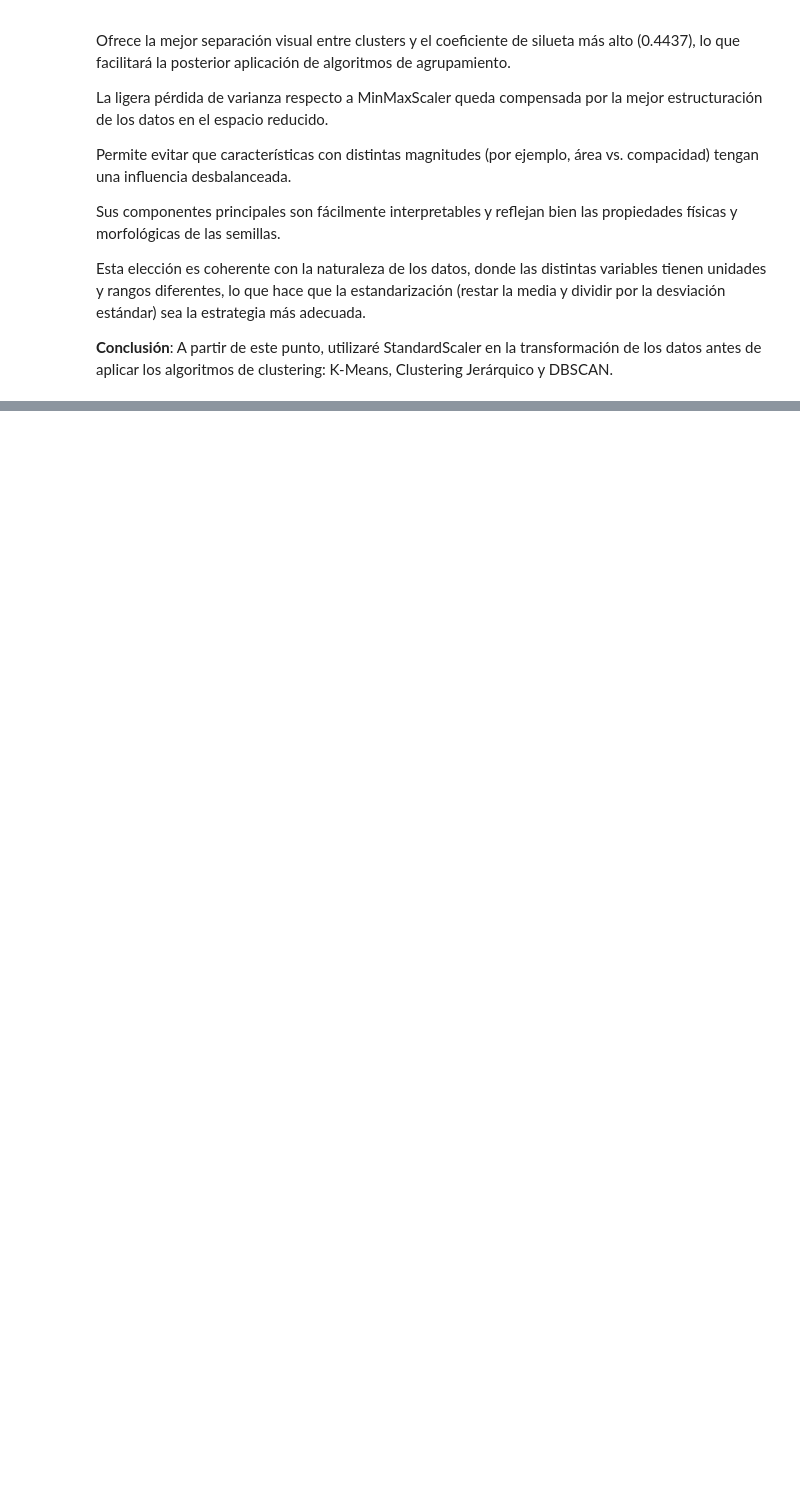
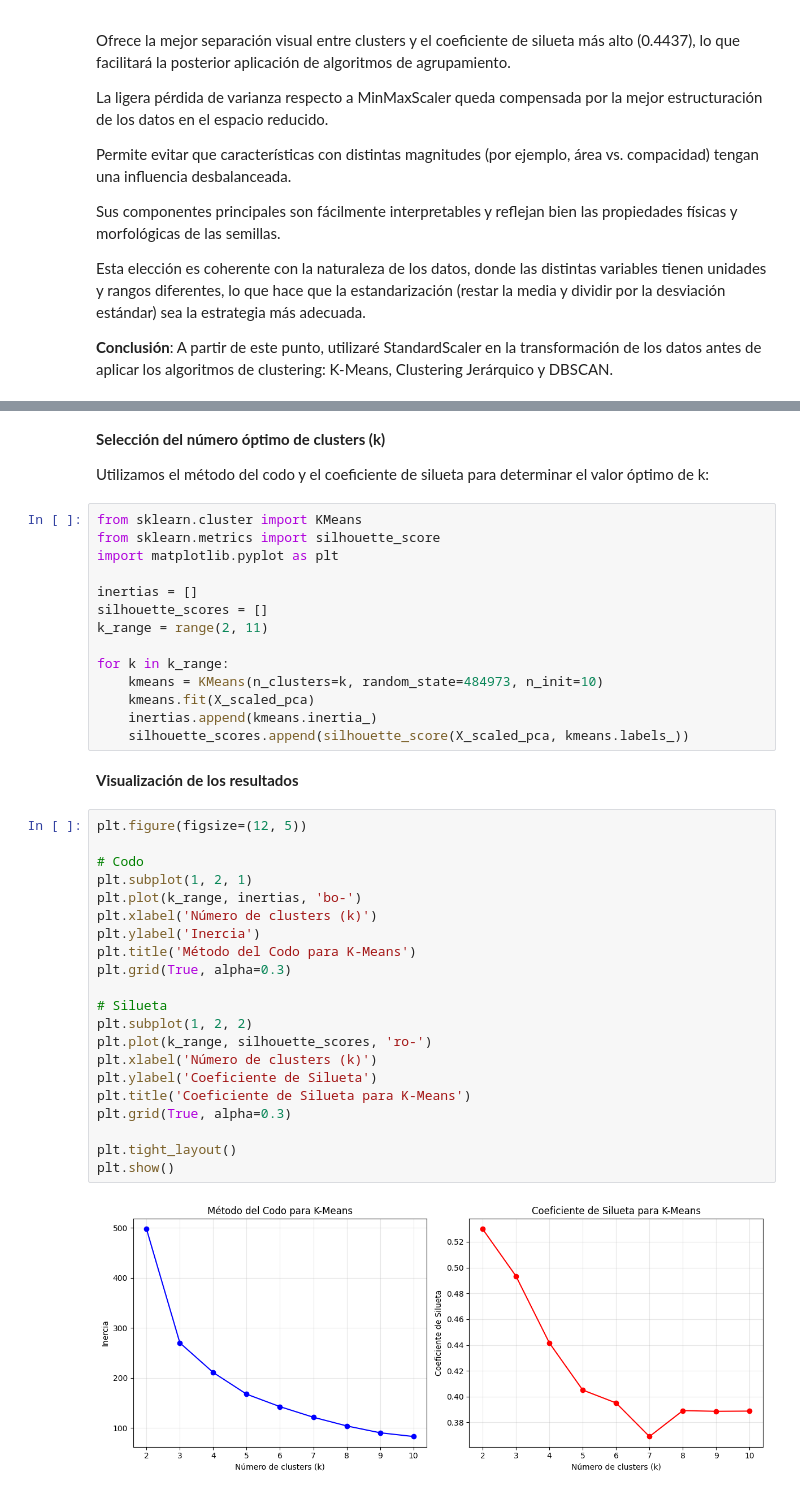
Before and after one commit to arutrosotillo/Aprendizaje-Autom-tico-2, a Jupyter notebook: notebook.ipynb, the cells around one changed output, grey strips where cells are left out. Drawn from its saved outputs; the diff is of its cells as text; blank space fills up the shorter version.

Commit message:
aplicado los tres tipos de clusters.

```diff
--- a/notebook.ipynb
+++ b/notebook.ipynb
@@ -229,0 +244,43 @@ Esta elección es coherente con la naturaleza de los datos, donde las distintas
+# %% [markdown]
+**Selección del número óptimo de clusters (k)**
+
+Utilizamos el método del codo y el coeficiente de silueta para determinar el valor óptimo de k:
+# %%
+from sklearn.cluster import KMeans
+from sklearn.metrics import silhouette_score
+import matplotlib.pyplot as plt
+
+inertias = []
+silhouette_scores = []
+k_range = range(2, 11)
+
+for k in k_range:
+    kmeans = KMeans(n_clusters=k, random_state=484973, n_init=10)
+    kmeans.fit(X_scaled_pca)
+    inertias.append(kmeans.inertia_)
+    silhouette_scores.append(silhouette_score(X_scaled_pca, kmeans.labels_))
+# %% [markdown]
+**Visualización de los resultados**
+# %%
+plt.figure(figsize=(12, 5))
+
+# Codo
+plt.subplot(1, 2, 1)
+plt.plot(k_range, inertias, 'bo-')
+plt.xlabel('Número de clusters (k)')
+plt.ylabel('Inercia')
+plt.title('Método del Codo para K-Means')
+plt.grid(True, alpha=0.3)
+
+# Silueta
+plt.subplot(1, 2, 2)
+plt.plot(k_range, silhouette_scores, 'ro-')
+plt.xlabel('Número de clusters (k)')
+plt.ylabel('Coeficiente de Silueta')
+plt.title('Coeficiente de Silueta para K-Means')
+plt.grid(True, alpha=0.3)
+
+plt.tight_layout()
+plt.show()
+# %% [output]
+[figure, added]
```
Also changed, not shown: parts of 25 cells of this notebook, 2 other files.
